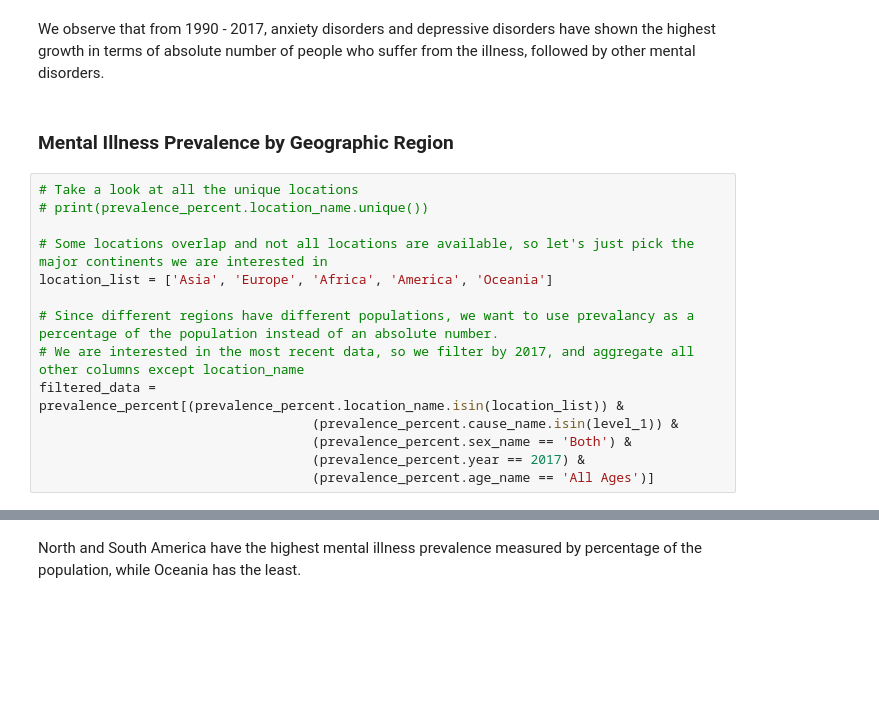
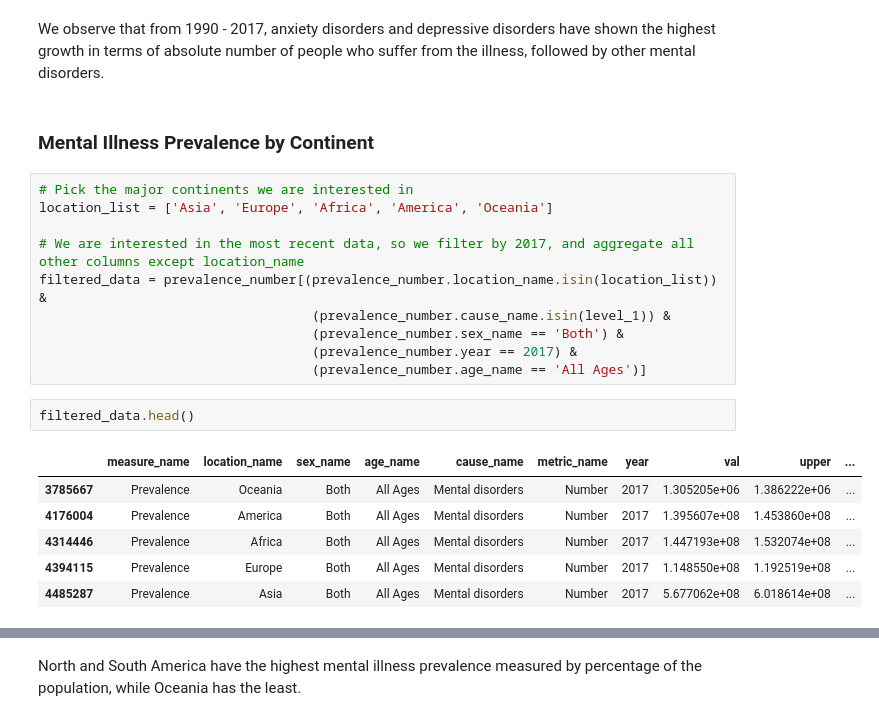
Before and after one commit to Sytta/ADA2018-Project, a Jupyter notebook: data_exploration_Judy_2.ipynb, the cells around one changed output, grey strips where cells are left out. Cells and saved outputs as stored; diff of their text form; blank space fills up the shorter version.

```diff
--- a/data_exploration_Judy_2.ipynb
+++ b/data_exploration_Judy_2.ipynb
@@ -168,18 +175,23 @@ Name: val, dtype: float64
 # %% [markdown]
 We observe that from 1990 - 2017, anxiety disorders and depressive disorders have shown the highest growth in terms of absolute number of people who suffer from the illness, followed by other mental disorders.
 # %% [markdown]
-### Mental Illness Prevalence by Geographic Region
+### Mental Illness Prevalence by Continent
 # %%
-# Take a look at all the unique locations
-# print(prevalence_percent.location_name.unique())
-
-# Some locations overlap and not all locations are available, so let's just pick the major continents we are interested in
+# Pick the major continents we are interested in
 location_list = ['Asia', 'Europe', 'Africa', 'America', 'Oceania']
 
-# Since different regions have different populations, we want to use prevalancy as a percentage of the population instead of an absolute number.
 # We are interested in the most recent data, so we filter by 2017, and aggregate all other columns except location_name
-filtered_data = prevalence_percent[(prevalence_percent.location_name.isin(location_list)) &
-                                   (prevalence_percent.cause_name.isin(level_1)) &
-                                   (prevalence_percent.sex_name == 'Both') &
-                                   (prevalence_percent.year == 2017) &
-                                   (prevalence_percent.age_name == 'All Ages')]
+filtered_data = prevalence_number[(prevalence_number.location_name.isin(location_list)) &
+                                   (prevalence_number.cause_name.isin(level_1)) &
+                                   (prevalence_number.sex_name == 'Both') &
+                                   (prevalence_number.year == 2017) &
+                                   (prevalence_number.age_name == 'All Ages')]
+# %%
+filtered_data.head()
+# %% [output]
+|  | measure_name | location_name | sex_name | age_name | cause_name | metric_name | year | val | upper | ... |
+| 3785667 | Prevalence | Oceania | Both | All Ages | Mental disorders | Number | 2017 | 1.305205e+06 | 1.386222e+06 | ... |
+| 4176004 | Prevalence | America | Both | All Ages | Mental disorders | Number | 2017 | 1.395607e+08 | 1.453860e+08 | ... |
+| 4314446 | Prevalence | Africa | Both | All Ages | Mental disorders | Number | 2017 | 1.447193e+08 | 1.532074e+08 | ... |
+| 4394115 | Prevalence | Europe | Both | All Ages | Mental disorders | Number | 2017 | 1.148550e+08 | 1.192519e+08 | ... |
+| 4485287 | Prevalence | Asia | Both | All Ages | Mental disorders | Number | 2017 | 5.677062e+08 | 6.018614e+08 | ... |
```
Also changed, not shown: parts of 25 cells of this notebook, 1 other file.
